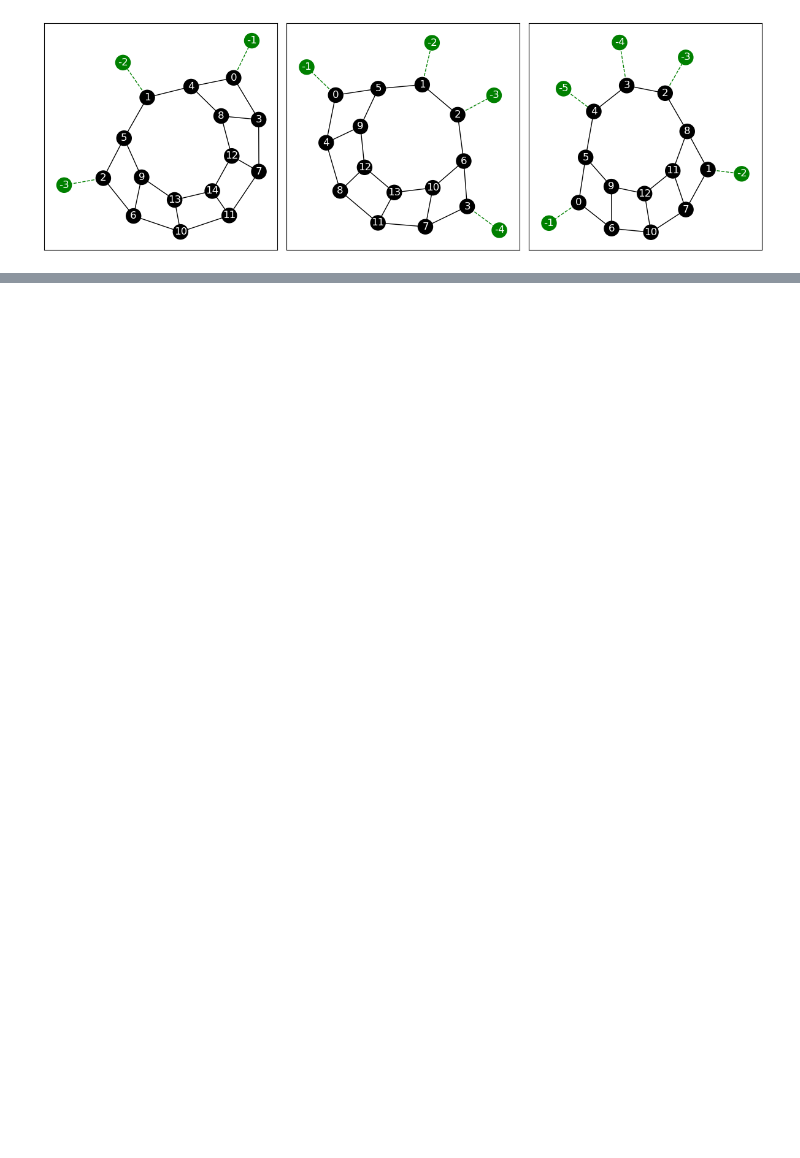
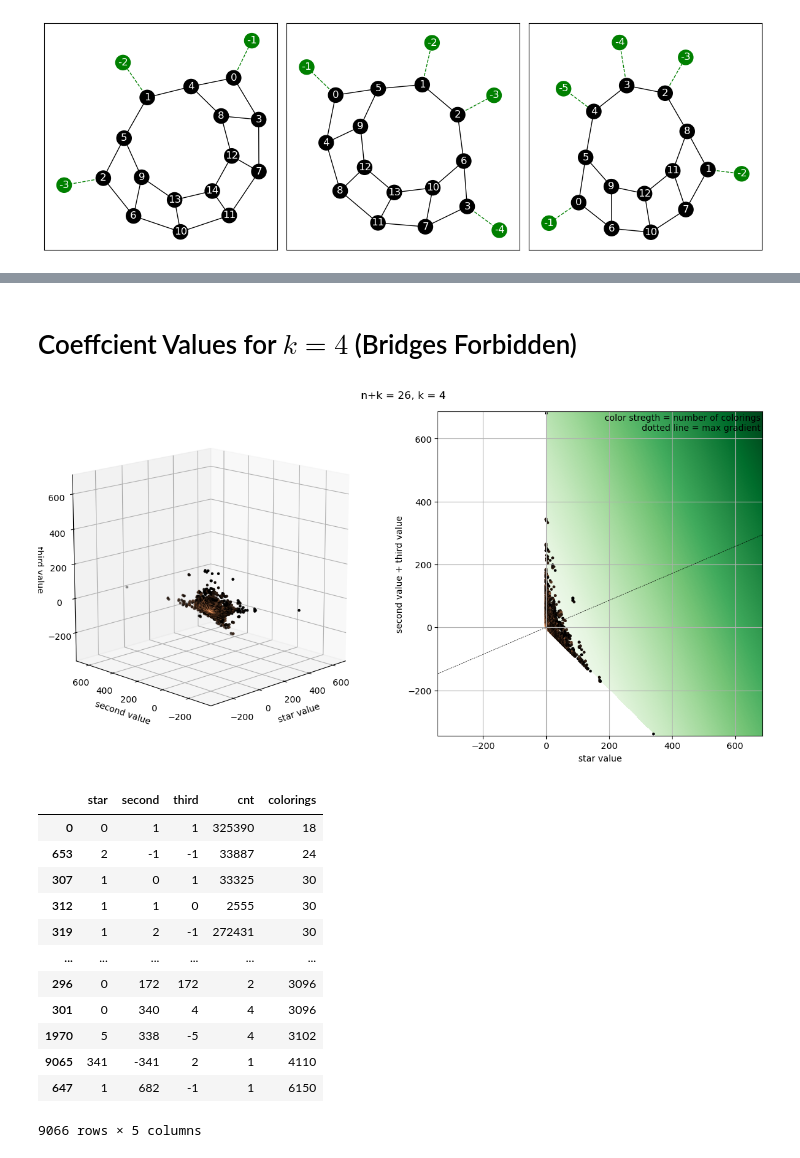
Before and after one commit to davidmisiak/flow-polynomials, a Jupyter notebook: analysis.ipynb, the cells around one changed output, grey strips where cells are left out. Drawn from its saved outputs; the diff is of its cells as text; code cells hidden in the pictures; blank space fills up the shorter version.

```diff
--- a/analysis.ipynb
+++ b/analysis.ipynb
@@ -116,0 +192,21 @@ plot_from_files([
+# %% [markdown]
+# Coeffcient Values for $k=4$ (Bridges Forbidden)
+# %%
+df_k4_dP4 = load_k4('computed/k4-dP4-26.txt.gz')
+# %%
+plot_k4(df_k4_dP4, 26)
+# %% [output]
+[figure, added]
+|  | star | second | third | cnt | colorings |
+| 0 | 0 | 1 | 1 | 325390 | 18 |
+| 653 | 2 | -1 | -1 | 33887 | 24 |
+| 307 | 1 | 0 | 1 | 33325 | 30 |
+| 312 | 1 | 1 | 0 | 2555 | 30 |
+| 319 | 1 | 2 | -1 | 272431 | 30 |
+| ... | ... | ... | ... | ... | ... |
+| 296 | 0 | 172 | 172 | 2 | 3096 |
+| 301 | 0 | 340 | 4 | 4 | 3096 |
+| 1970 | 5 | 338 | -5 | 4 | 3102 |
+| 9065 | 341 | -341 | 2 | 1 | 4110 |
+| 647 | 1 | 682 | -1 | 1 | 6150 |
+9066 rows × 5 columns
```
Also changed, not shown: parts of 15 cells of this notebook, 19 other files.
